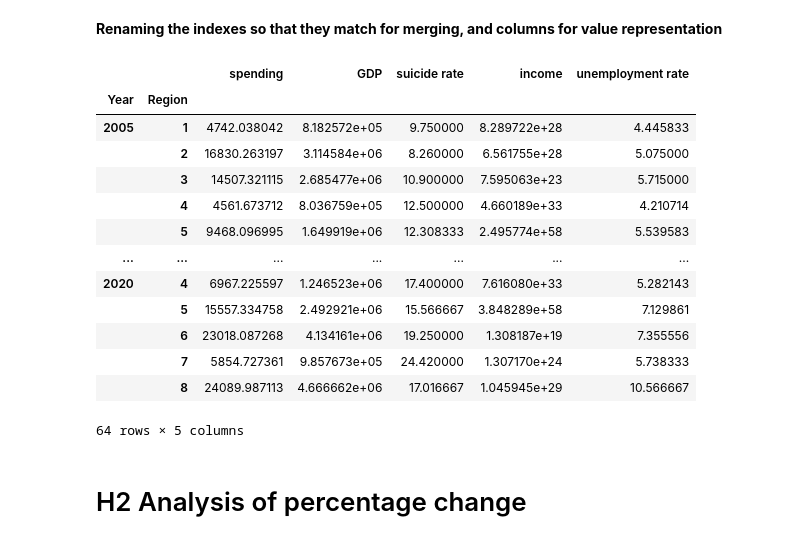
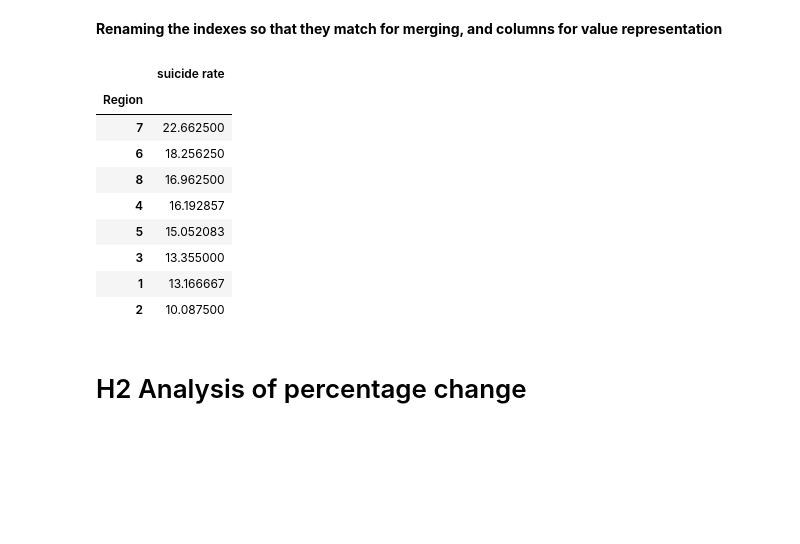
Before and after one commit to MajdAlali99/Data-Wrangling-Project, a Jupyter notebook: Gilbert/EconomicalFactors-SuicideRate-Analysis.ipynb, the cells around one changed output. Cells and saved outputs as stored; diff of their text form; code cells hidden in the pictures; blank space fills up the shorter version.

```diff
--- a/Gilbert/EconomicalFactors-SuicideRate-Analysis.ipynb
+++ b/Gilbert/EconomicalFactors-SuicideRate-Analysis.ipynb
@@ -298,20 +314,18 @@ concatenated_df.index = concatenated_df.index.rename("Year", level=0)
 # %%
-concatenated_df
+# concatenated_df['suicide rate'].groupby(level=[1,0]).mean()
+ex = concatenated_df.groupby(level=[1]).mean().nlargest(n=10,columns='suicide rate')['suicide rate']
+ex.to_frame()
 # %% [output]
-|  |  | spending | GDP | suicide rate | income | unemployment rate |
-| Year | Region |  |  |  |  |  |
-| 2005 | 1 | 4742.038042 | 8.182572e+05 | 9.750000 | 8.289722e+28 | 4.445833 |
-|  | 2 | 16830.263197 | 3.114584e+06 | 8.260000 | 6.561755e+28 | 5.075000 |
-|  | 3 | 14507.321115 | 2.685477e+06 | 10.900000 | 7.595063e+23 | 5.715000 |
-|  | 4 | 4561.673712 | 8.036759e+05 | 12.500000 | 4.660189e+33 | 4.210714 |
-|  | 5 | 9468.096995 | 1.649919e+06 | 12.308333 | 2.495774e+58 | 5.539583 |
-| ... | ... | ... | ... | ... | ... | ... |
-| 2020 | 4 | 6967.225597 | 1.246523e+06 | 17.400000 | 7.616080e+33 | 5.282143 |
-|  | 5 | 15557.334758 | 2.492921e+06 | 15.566667 | 3.848289e+58 | 7.129861 |
-|  | 6 | 23018.087268 | 4.134161e+06 | 19.250000 | 1.308187e+19 | 7.355556 |
-|  | 7 | 5854.727361 | 9.857673e+05 | 24.420000 | 1.307170e+24 | 5.738333 |
-|  | 8 | 24089.987113 | 4.666662e+06 | 17.016667 | 1.045945e+29 | 10.566667 |
+|  | suicide rate |
+| Region |  |
+| 7 | 22.662500 |
+| 6 | 18.256250 |
+| 8 | 16.962500 |
+| 4 | 16.192857 |
+| 5 | 15.052083 |
+| 3 | 13.355000 |
+| 1 | 13.166667 |
+| 2 | 10.087500 |
-64 rows × 5 columns
 # %% [markdown]
 # H2 Analysis of percentage change
 # %%
```
Also changed, not shown: parts of 12 cells of this notebook.
